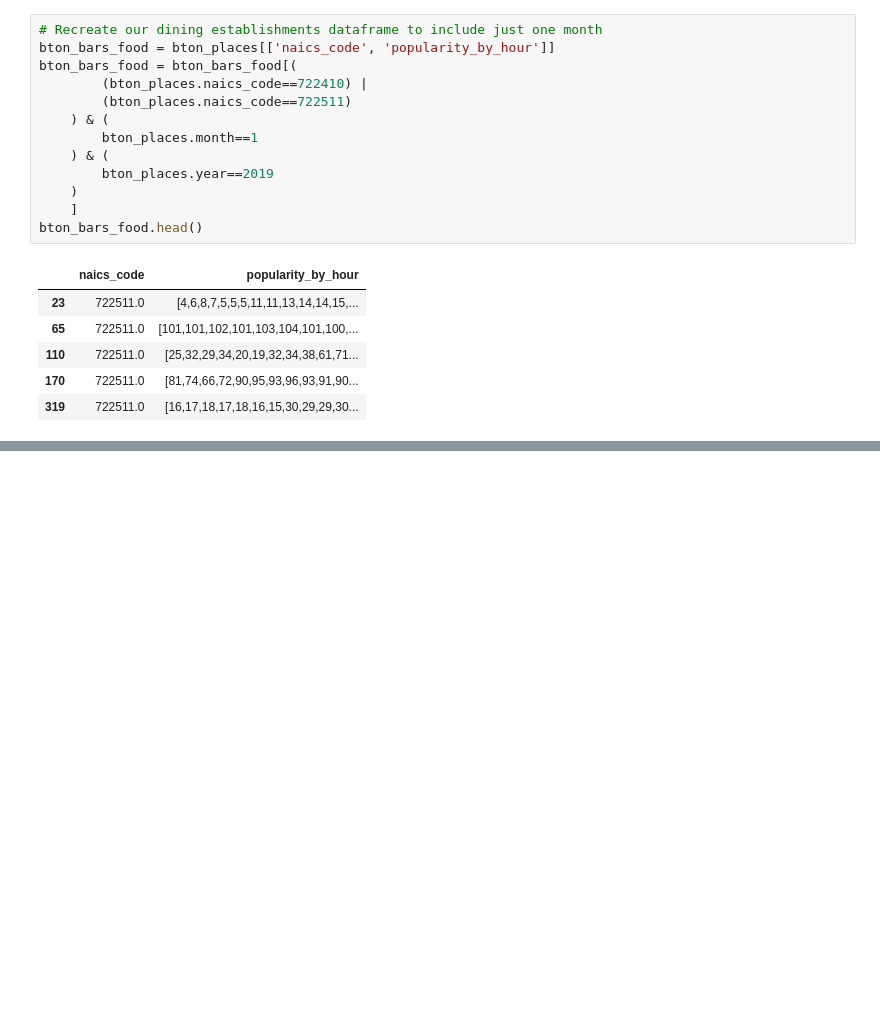
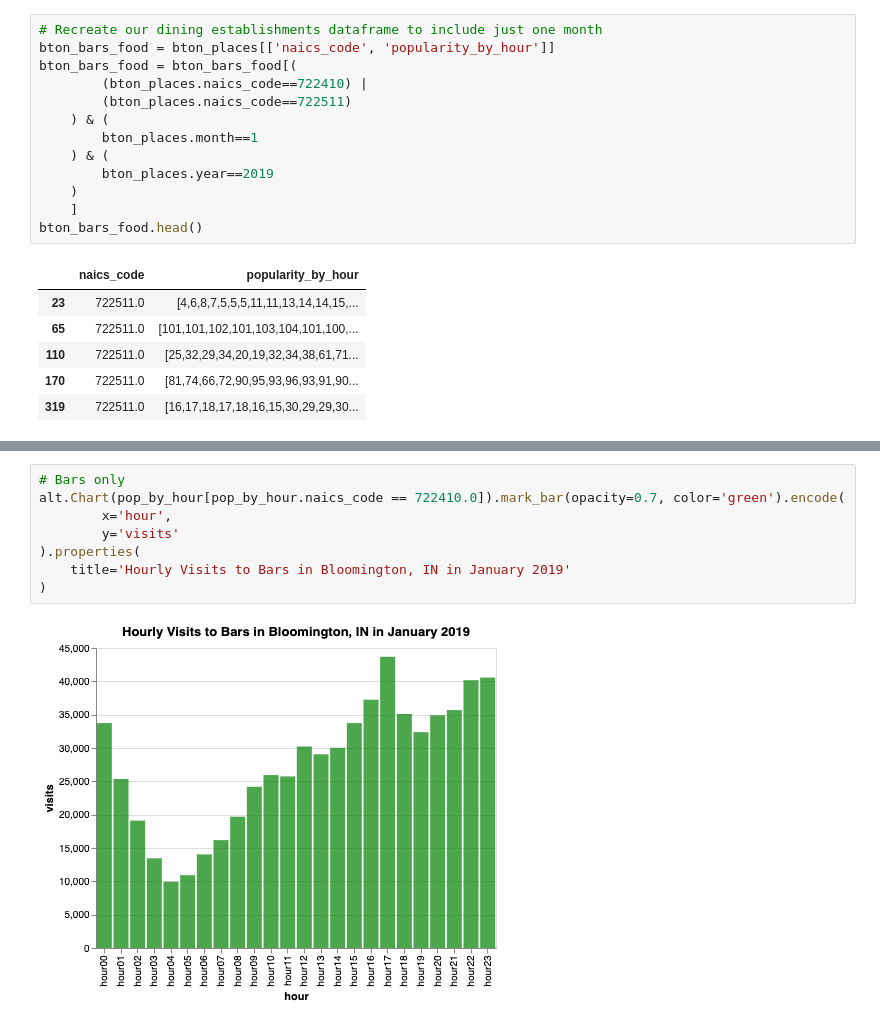
Before and after one commit to robcit/i590dviz-final, a Jupyter notebook: bloomington_places_summary.ipynb, the cells around one changed output, grey strips where cells are left out. Saved outputs shown, nothing was run; the diff lists cells and outputs as text; blank space fills up the shorter version.

```diff
--- a/bloomington_places_summary.ipynb
+++ b/bloomington_places_summary.ipynb
@@ -281,0 +240,10 @@ SchemaValidationError: Invalid specification
+# %%
+# Bars only
+alt.Chart(pop_by_hour[pop_by_hour.naics_code == 722410.0]).mark_bar(opacity=0.7, color='green').encode(
+        x='hour',
+        y='visits'
+).properties(
+    title='Hourly Visits to Bars in Bloomington, IN in January 2019'
+)
+# %% [output]
+[figure, added]
```
Also changed, not shown: parts of 10 cells of this notebook, 8 other files.
